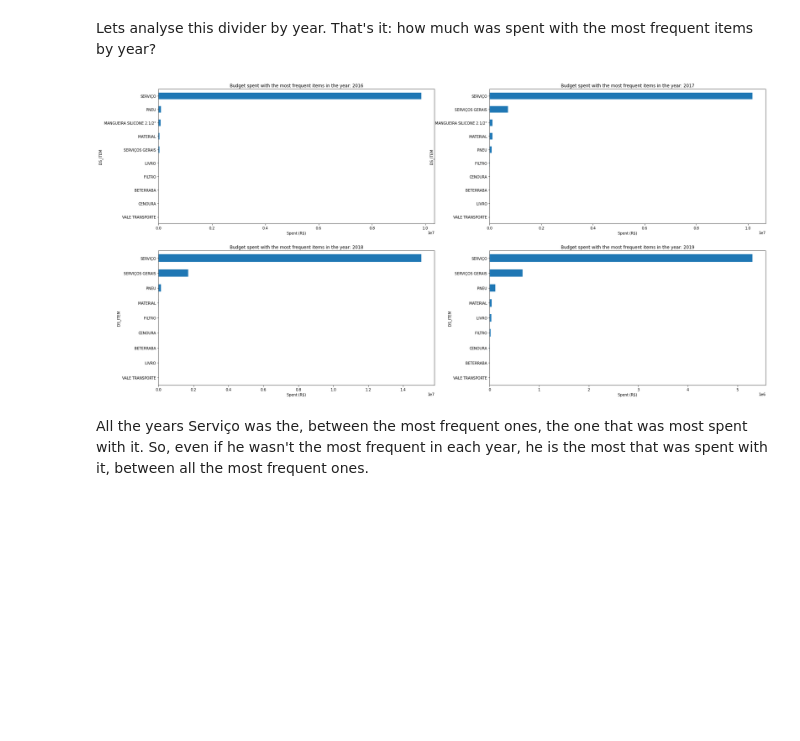
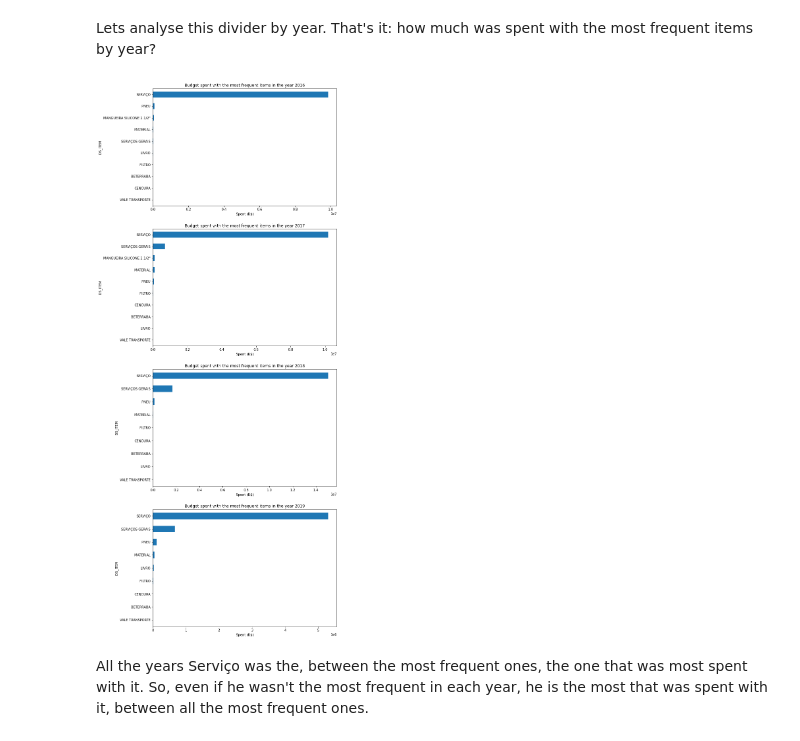
Before and after one commit to bernardocecchetto/teste-tecnico-data-sciencie-brigade, a Jupyter notebook: analysis.ipynb, the cells around one changed output. Cells and saved outputs as stored; diff of their text form; code cells hidden in the pictures; blank space fills up the shorter version.

```diff
--- a/analysis.ipynb
+++ b/analysis.ipynb
@@ -166,16 +166,16 @@ Ok, serviço is, by far, the item, between the most frequent ones, the most spen
 Lets analyse this divider by year. That's it: how much was spent with the most frequent items by year?
 # %%
 from matplotlib.pyplot import figure
-figure(figsize=(30, 15))
+figure(figsize=(10, 30))
 plot = 1
 for i in ([2016, 2017, 2018, 2019]):
-  plt.subplot(2,2,plot)
-  plt.title("Budget spent with the most frequent items in the year: " + str(i))
+  plt.subplot(4,1,plot)
+  plt.title("Budget spent with the most frequent items in the year " + str(i))
   most_freq_items[most_freq_items['ANO_LICITACAO'] == i].groupby('DS_ITEM').sum()['VL_UNITARIO_HOMOLOGADO'].sort_values().plot.barh()
   plt.xlabel("Spent (R$)")
   plot+=1
 # %% [output]
-[figure, old version]
+[figure, new version]
 # %% [markdown]
 All the years Serviço was the, between the most frequent ones, the one that was most spent with it. So, even if he wasn't the most frequent in each year, he is the most that was spent with it, between all the most frequent ones.
 # %% [markdown]
```
Also changed, not shown: parts of 1 cell of this notebook.
